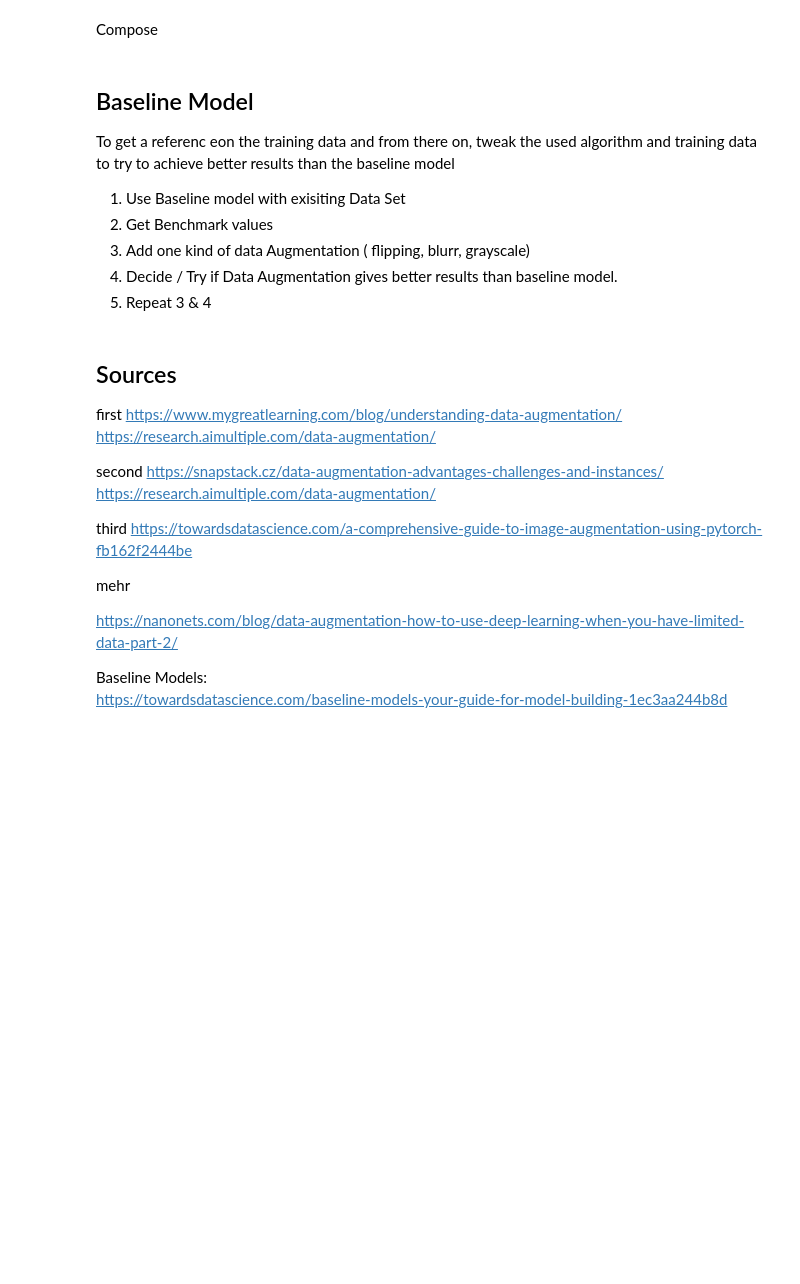
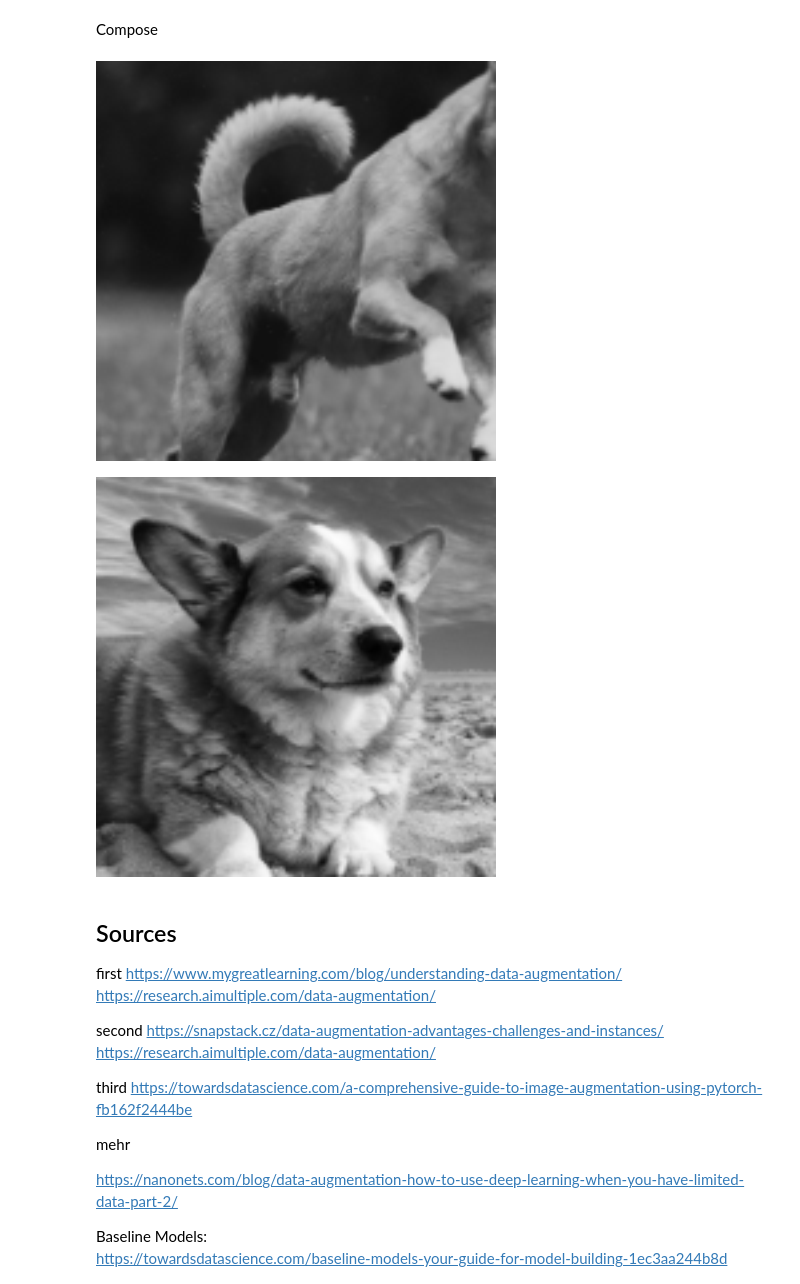
Before and after one commit to OliverThomaschewski/data_augmentation, a Jupyter notebook: data.ipynb, the cells around one changed output. Drawn from its saved outputs; the diff is of its cells as text; code cells hidden in the pictures; blank space fills up the shorter version.

Commit message:
dataset

```diff
--- a/data.ipynb
+++ b/data.ipynb
@@ -147,16 +147,39 @@ transforms = T.Compose([
 
 img = transforms(orig_img)
 img
-# %% [markdown]
-## Baseline Model
-
-To get a referenc eon the training data and from there on, tweak the used algorithm and training data to try to achieve better results than the baseline model
-
-1. Use Baseline model with exisiting Data Set
-2. Get Benchmark values
-3. Add one kind of data Augmentation ( flipping, blurr, grayscale)
-4. Decide / Try if Data Augmentation gives better results than baseline model.
-5. Repeat 3 & 4
+# %%
+class Dataset(torch.utils.data.Dataset):
+    def __init__(self, data_name, transform):
+        self.data_name = data_name
+        self.transform = transform
+
+    def __len__(self):
+        return 1
+
+    def __getitem__(self, index):
+
+        data = self.data_name[index]
+        img = Image.open(Path(data))
+
+        if self.transform:
+            img = self.transform(img)
+
+        return img
+# %%
+my_transformations = T.Compose([
+    T.RandomGrayscale(0.5),
+    T.RandomCrop(150),
+    T.Resize(400)
+])
+# %%
+names =  ["test\dog2.png", "test\dog3.png"]
+dataset = Dataset(names, my_transformations )
+
+for img in dataset:
+    display(img)
+# %% [output]
+[figure, added]
+[figure, added]
 # %% [markdown]
 ## Sources
 
```
Also changed, not shown: 2 other files.
